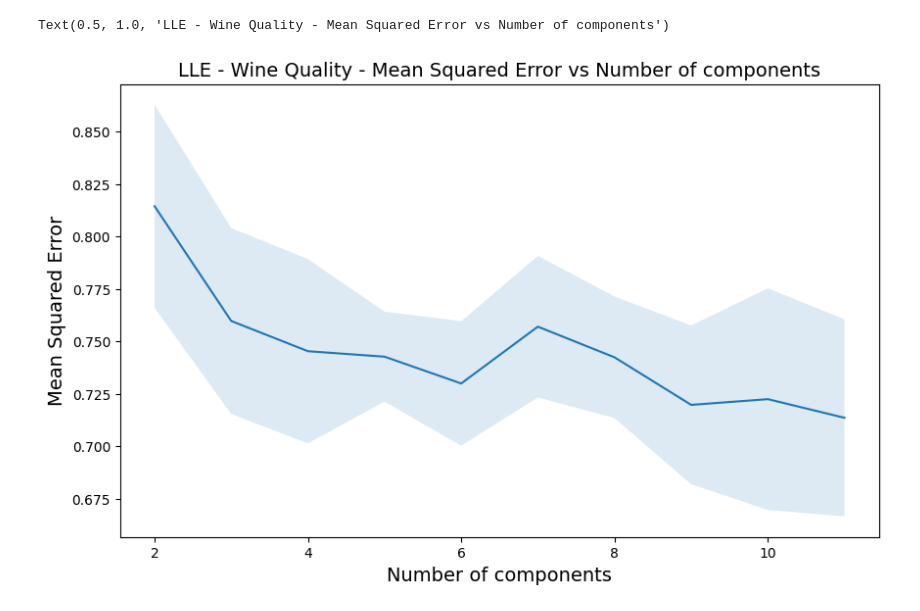
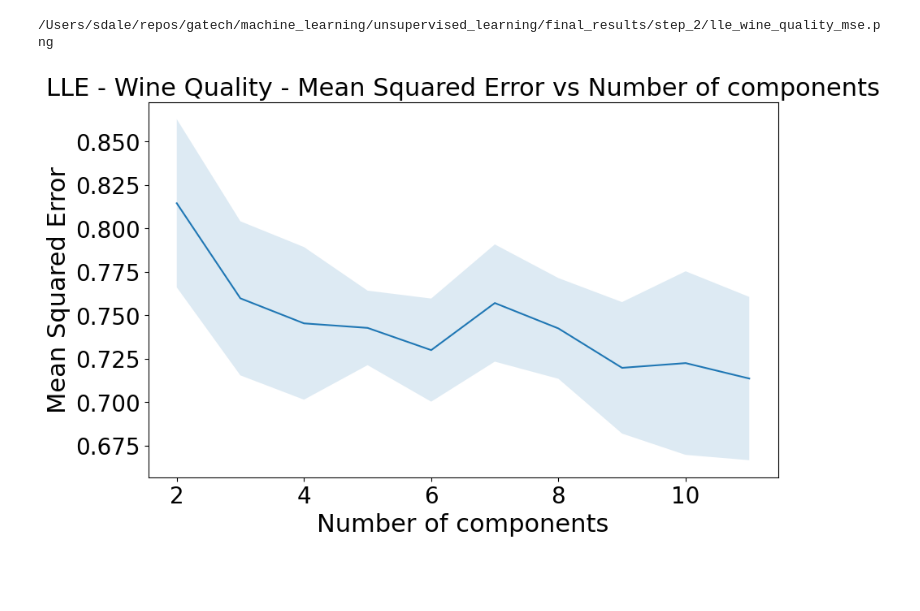
Before and after one commit to steviedale/unsupervised_learning, a Jupyter notebook: step_2_plot_metrics.ipynb, the cells around one changed output. Cells and saved outputs as stored; diff of their text form; code cells hidden in the pictures; blank space fills up the shorter version.

```diff
--- a/step_2_plot_metrics.ipynb
+++ b/step_2_plot_metrics.ipynb
@@ -34,24 +34,36 @@ df = pd.read_csv(f'results/{DATASET}/{METHOD}_metrics.csv')
 # %%
 df.sort_values(by='num_components', inplace=True)
 # %%
-fontsize = 14
+import os
+fontsize = 22
 plt.figure(figsize=(10, 6))
 plt.plot(df['num_components'], df[f'{metric}_mean'], label=metric.upper())
 plt.fill_between(
     np.array(df['num_components']),
     np.array(df[f'{metric}_mean'])-np.array(df[f'{metric}_std']),
     np.array(df[f'{metric}_mean'])+np.array(df[f'{metric}_std']),
     alpha=0.15)
 
 # plt.ylim(0.85, 1.0)
 # plt.ylim(0.98, 0.99)
 # plt.xlim(30, 35)
 # plt.xlim(28, 35)
 
 plt.xlabel('Number of components', fontsize=fontsize)
 plt.ylabel(metric_str, fontsize=fontsize)
 plt.title(f'{METHOD} - {DATASET_STR} - {metric_str} vs Number of components', fontsize=fontsize)
-# plt.savefig(f'figures/{DATASET}_{METHOD}_{metric}.png')
+
+plt.xticks(fontsize=fontsize-2)
+plt.yticks(fontsize=fontsize-2)
+
+# plt.xlim(-3.2, 4.2)
+# plt.ylim(0.9, 1)
+
+path = (f'/Users/sdale/repos/gatech/machine_learning/unsupervised_learning/final_results/step_2/'+
+        f'{METHOD.lower()}_{DATASET.lower()}_{metric}.png')
+print(path)
+os.makedirs(os.path.dirname(path), exist_ok=True)
+plt.savefig(path, bbox_inches='tight')
 # %% [output]
-Text(0.5, 1.0, 'LLE - Wine Quality - Mean Squared Error vs Number of components')
+/Users/sdale/repos/gatech/machine_learning/unsupervised_learning/final_results/step_2/lle_wine_quality_mse.png
-[figure, old version]
+[figure, new version]
```
Also changed, not shown: 56 other files.
